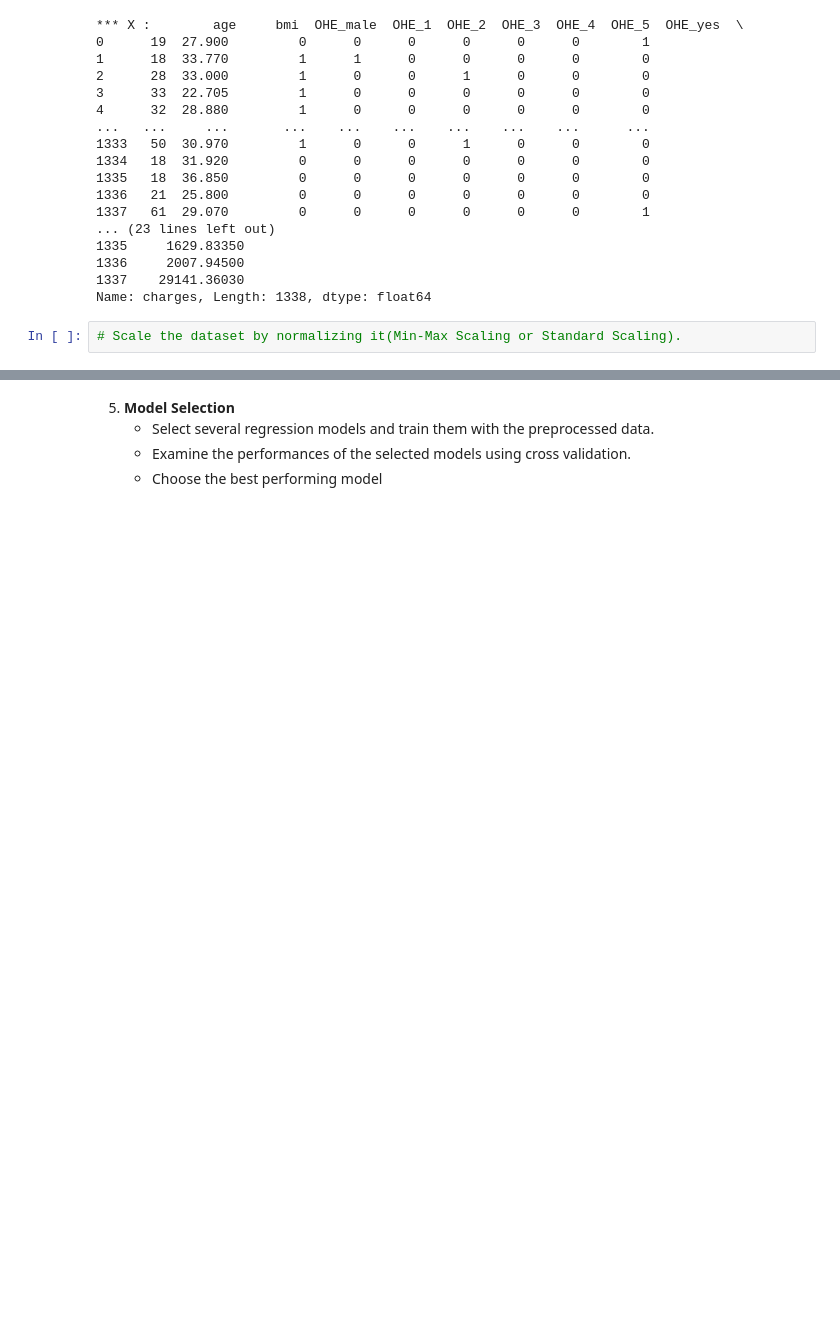
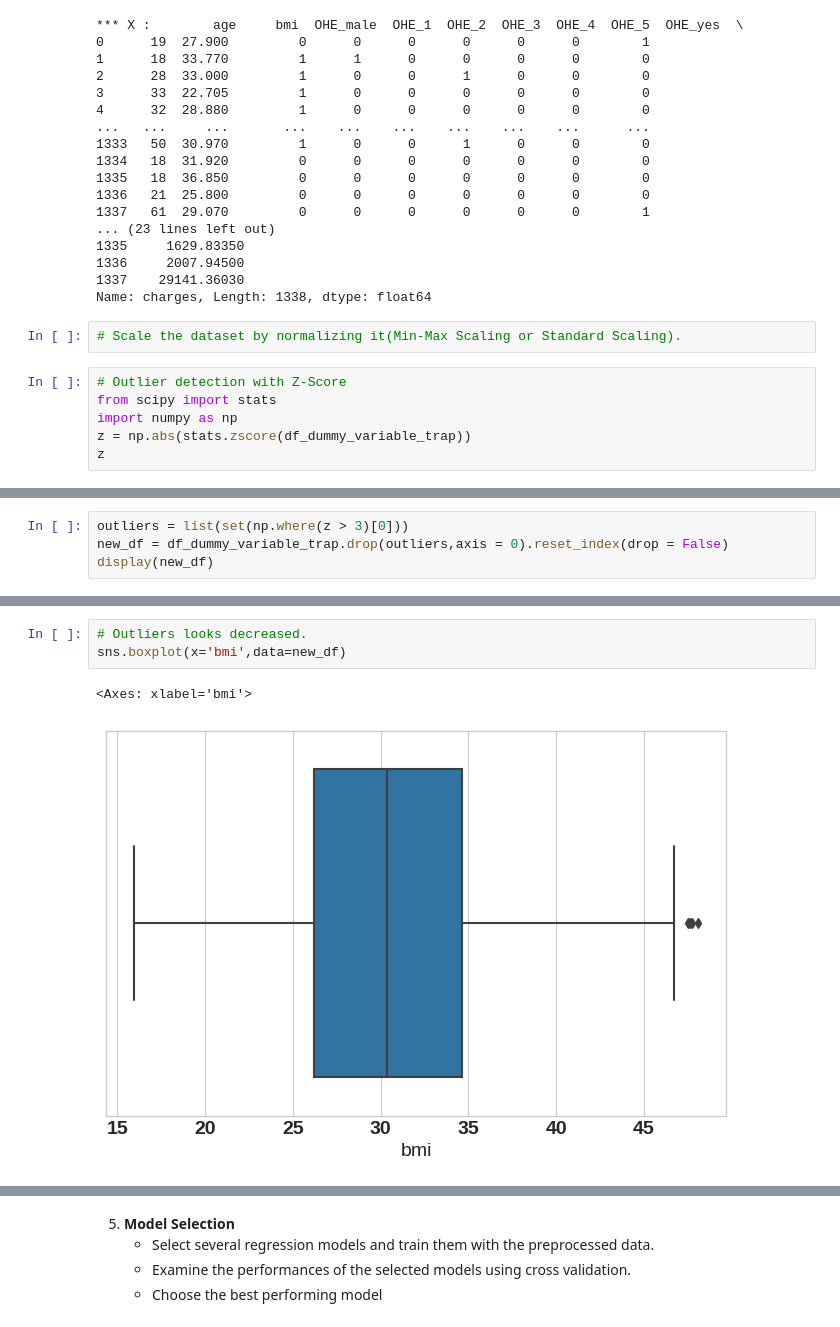
Before and after one commit to gr-uzun/medical-cost-analysis, a Jupyter notebook: medical_cost_analysis_project.ipynb, the cells around one changed output, grey strips where cells are left out. Drawn from its saved outputs; the diff is of its cells as text; blank space fills up the shorter version.

```diff
--- a/medical_cost_analysis_project.ipynb
+++ b/medical_cost_analysis_project.ipynb
@@ -406,3 +408,9 @@ X_train, X_test, y_train, y_test = train_test_split(X,y,test_size=0.3,random_sta
 Name: charges, Length: 1338, dtype: float64
 # %%
 # Scale the dataset by normalizing it(Min-Max Scaling or Standard Scaling).
+# %%
+# Outlier detection with Z-Score
+from scipy import stats
+import numpy as np
+z = np.abs(stats.zscore(df_dummy_variable_trap))
+z
@@ -408,0 +435,4 @@ Name: charges, Length: 1338, dtype: float64
+# %%
+outliers = list(set(np.where(z > 3)[0]))
+new_df = df_dummy_variable_trap.drop(outliers,axis = 0).reset_index(drop = False)
+display(new_df)
@@ -408,0 +453,6 @@ Name: charges, Length: 1338, dtype: float64
+# %%
+# Outliers looks decreased.
+sns.boxplot(x='bmi',data=new_df)
+# %% [output]
+<Axes: xlabel='bmi'>
+[figure, added]
```
Also changed, not shown: parts of 10 cells of this notebook.
